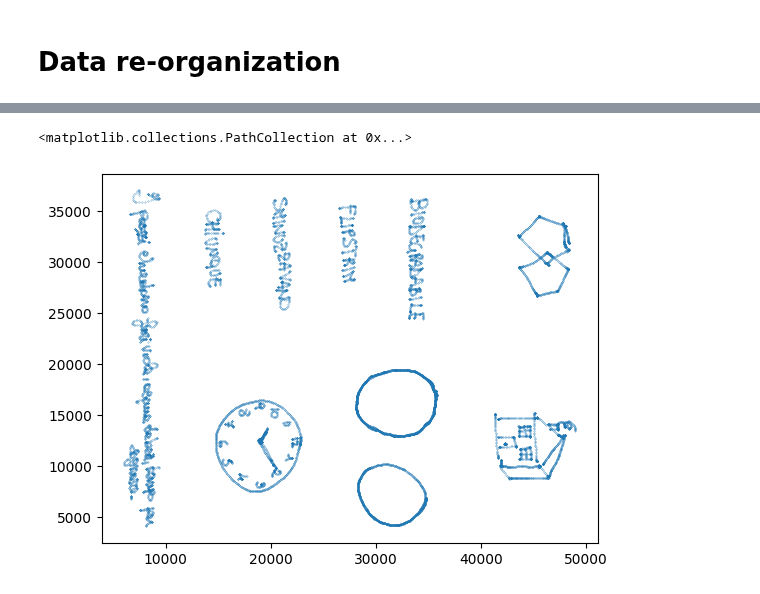
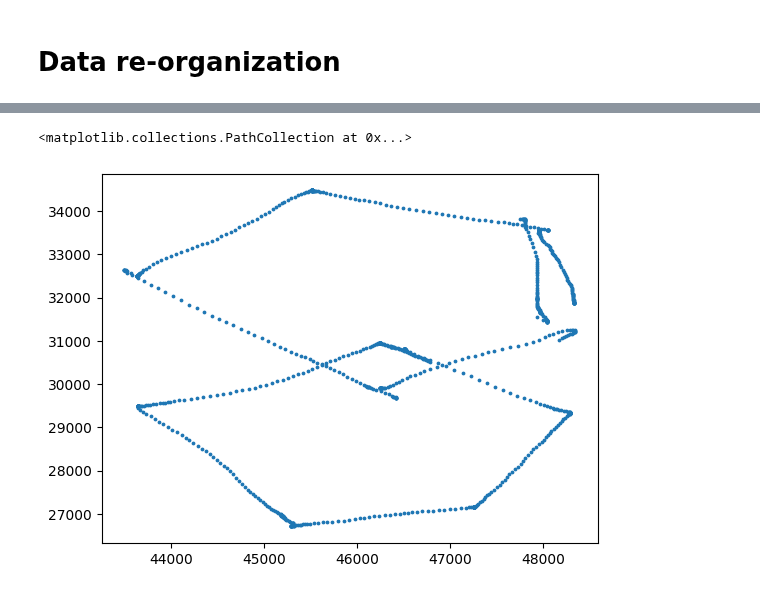
Before and after one commit to PosgradoMNA/Proyecto_Integrador_Equipo_11, a Jupyter notebook: notebooks/DataPreparation.ipynb, the cells around one changed output, grey strips where cells are left out. Saved outputs shown, nothing was run; the diff lists cells and outputs as text; code cells hidden in the pictures.

```diff
--- a/notebooks/DataPreparation.ipynb
+++ b/notebooks/DataPreparation.ipynb
@@ -13,6 +13,7 @@ def list_files_recursive(files, path='.'):
         else:
             files.append(full_path)
 # %%
+import re
 file_names = []
 list_files_recursive(file_names, '../data/raw')
 
@@ -26,6 +27,9 @@ for file_name in file_names:
         df['user'] = user
         df['session'] = session
         df['collection'] = file_name.split('../data/raw/')[1].split('/')[0]
+        homework_as_text = file_name.split('../data/raw/')[1].split('_')[1][:-4]
+        match = re.search(r'\d+', homework_as_text)
+        df['homework'] = int(match.group())
 
         whole_df = pd.concat([whole_df, df], axis=0)
 # %%
@@ -99,7 +103,7 @@ labeled_data.to_parquet('../data/raw_binary/labeled_data.parquet')
 whole_df = whole_df.sort_values(by=["id", "timestamp"])
 
 # Group by subject and aggregate x-position and y-position as lists
-data_as_array_df = whole_df.groupby(["id", "pen_status"]).agg({
+data_as_array_df = whole_df.groupby(["id", "homework", "pen_status"]).agg({
     "x": list,
     "y": list,
     "timestamp": list,
@@ -150,8 +154,9 @@ labeled_data_as_timeseries
 # %%
 labeled_data_as_timeseries.to_parquet('../data/raw_binary/labeled_data_timeseries.parquet')
 # %%
-subject_data = labeled_data_as_timeseries.iloc[1]
-plt.scatter(subject_data['x'], subject_data['y'], s=0.05 )
+df = labeled_data_as_timeseries
+subject_data = df[(df['homework']==1) & (df['pen_status']==1)].iloc[0]
+plt.scatter(subject_data['x'], subject_data['y'], s=3 )
 # %% [output]
 <matplotlib.collections.PathCollection at 0x...>
-[figure, old version]
+[figure, new version]
```
Also changed, not shown: parts of 9 cells of this notebook, 2 other files.
